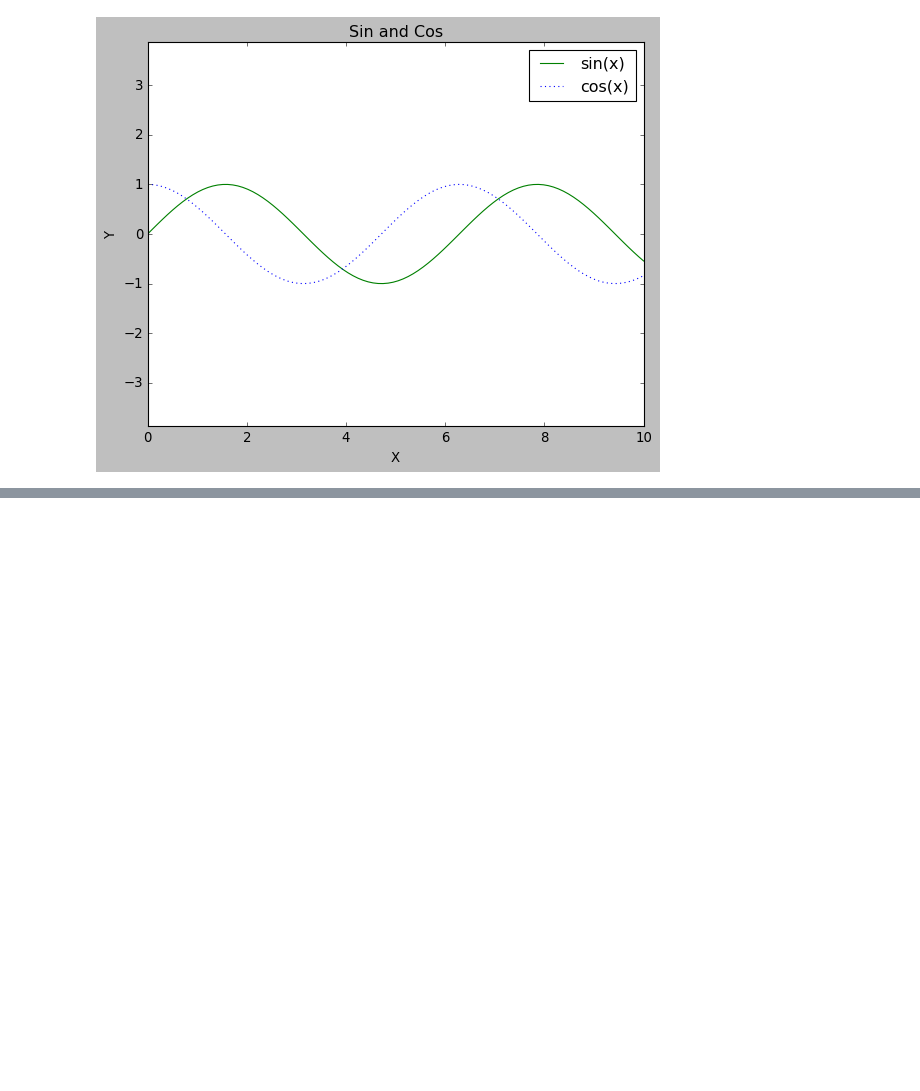
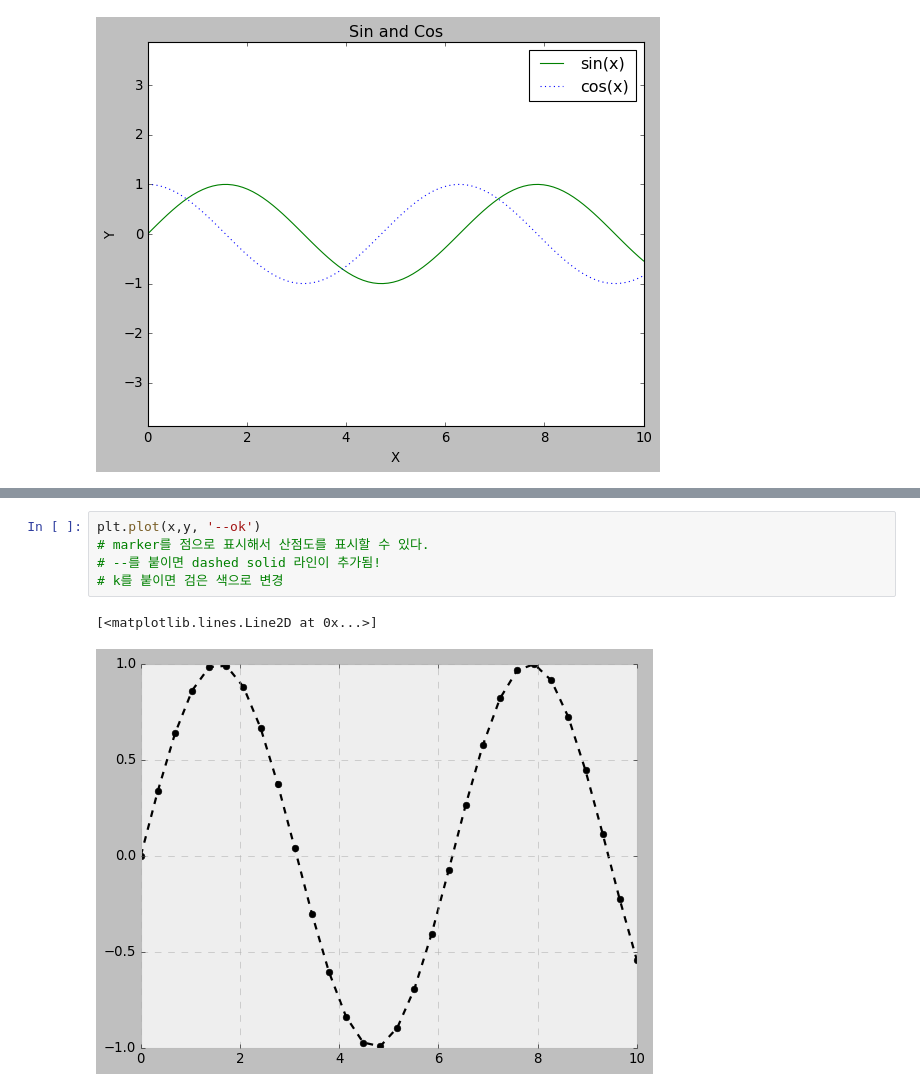
Before and after one commit to DinoDinner/04_Python, a Jupyter notebook: 01_Python Study/11_matpoltlib as mpl.ipynb, the cells around one changed output, grey strips where cells are left out. Cells and saved outputs as stored; diff of their text form; blank space fills up the shorter version.

```diff
--- a/01_Python Study/11_matpoltlib as mpl.ipynb
+++ b/01_Python Study/11_matpoltlib as mpl.ipynb
@@ -266,0 +288,8 @@ plt.plot(x, np.sin(x),'o')  # marker 사용방법
+# %%
+plt.plot(x,y, '--ok')
+# marker를 점으로 표시해서 산점도를 표시할 수 있다.
+# --를 붙이면 dashed solid 라인이 추가됨!
+# k를 붙이면 검은 색으로 변경
+# %% [output]
+[<matplotlib.lines.Line2D at 0x...>]
+[figure, added]
```
Also changed, not shown: parts of 6 cells of this notebook, 1 other file.
